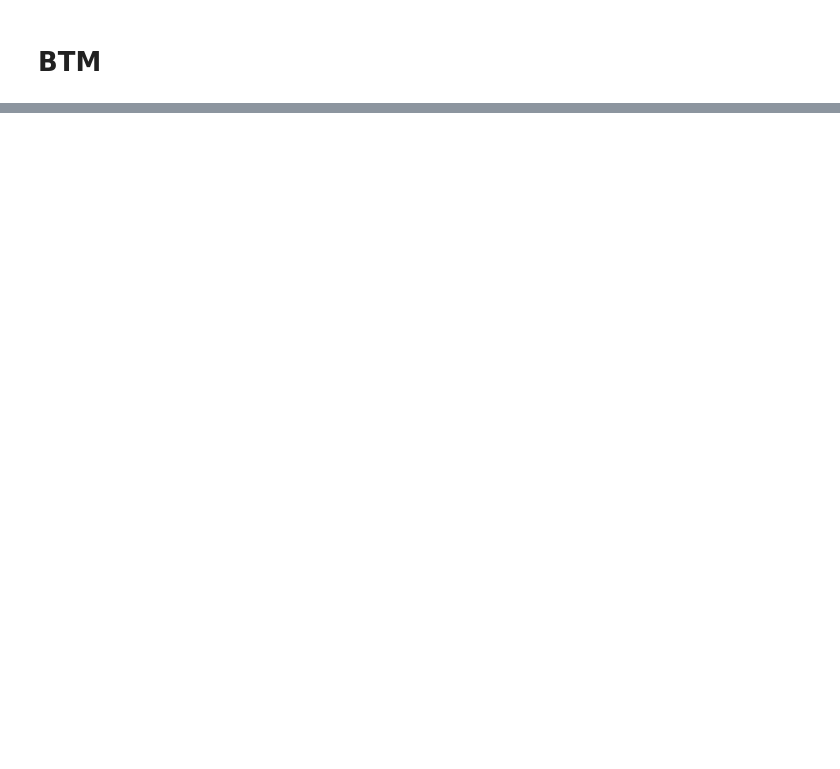
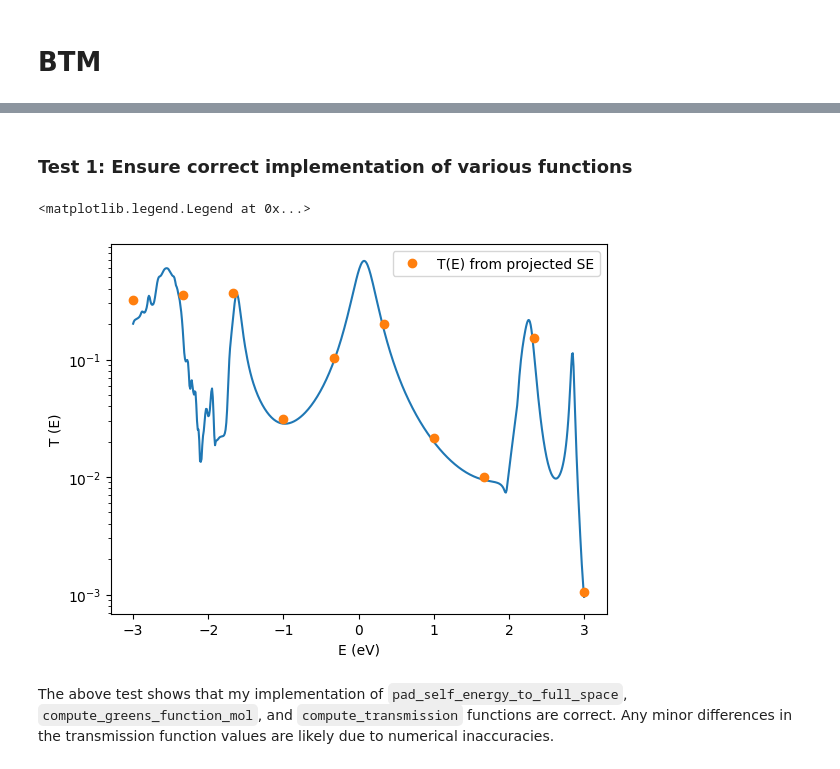
Before and after one commit to aj0337/qtpyt-tests, a Jupyter notebook: vertex_correction/pentadienyl/vertex_corrections.ipynb, the cells around one changed output, grey strips where cells are left out. Cells and saved outputs as stored; diff of their text form; code cells hidden in the pictures; blank space fills up the shorter version.

Commit message:
Add tester notebook for vertex corrections

```diff
--- a/vertex_correction/pentadienyl/vertex_corrections.ipynb
+++ b/vertex_correction/pentadienyl/vertex_corrections.ipynb
@@ -170,0 +485,46 @@ dmft_self_energy.shape
+# %% [markdown]
+### Test 1: Ensure correct implementation of various functions
+# %%
+T_energy = []
+E,T_dft_ref = np.load(f"{data_folder}/dft/ET.npy")
+
+for i, omega in enumerate(E_sampler):
+
+    sigma_L = self_energy[0].retarded(omega)
+    sigma_R = self_energy[1].retarded(omega)
+
+    sigma_L_padded = pad_self_energy_to_full_space(
+        sigma_L,
+        n_full=2368,
+        direction="left"
+    )
+
+    sigma_R_padded = pad_self_energy_to_full_space(
+        sigma_R,
+        n_full=2368,
+        direction="right"
+    )
+
+    G_mol = compute_greens_function_mol(
+    H_mol=H_subdiagonalized[0],
+    S_mol=S_subdiagonalized[0],
+    sigma_L=sigma_L_padded,
+    sigma_R=sigma_R_padded,
+    omega=omega
+    )
+
+    T = compute_transmission(sigma_R=sigma_R_padded, sigma_L=sigma_L_padded, G_r=G_mol)
+
+    T_energy.append(T)
+
+plt.plot(E,T_dft_ref)
+plt.plot(E_sampler, T_energy,'o' ,label="T(E) from projected SE")
+plt.ylabel("T (E)")
+plt.xlabel("E (eV)")
+plt.yscale("log")
+plt.legend()
+# %% [output]
+<matplotlib.legend.Legend at 0x...>
+[figure, added]
+# %% [markdown]
+The above test shows that my implementation of `pad_self_energy_to_full_space`, `compute_greens_function_mol`, and `compute_transmission` functions are correct. Any minor differences in the transmission function values are likely due to numerical inaccuracies.
```
Also changed, not shown: parts of 31 cells of this notebook.
